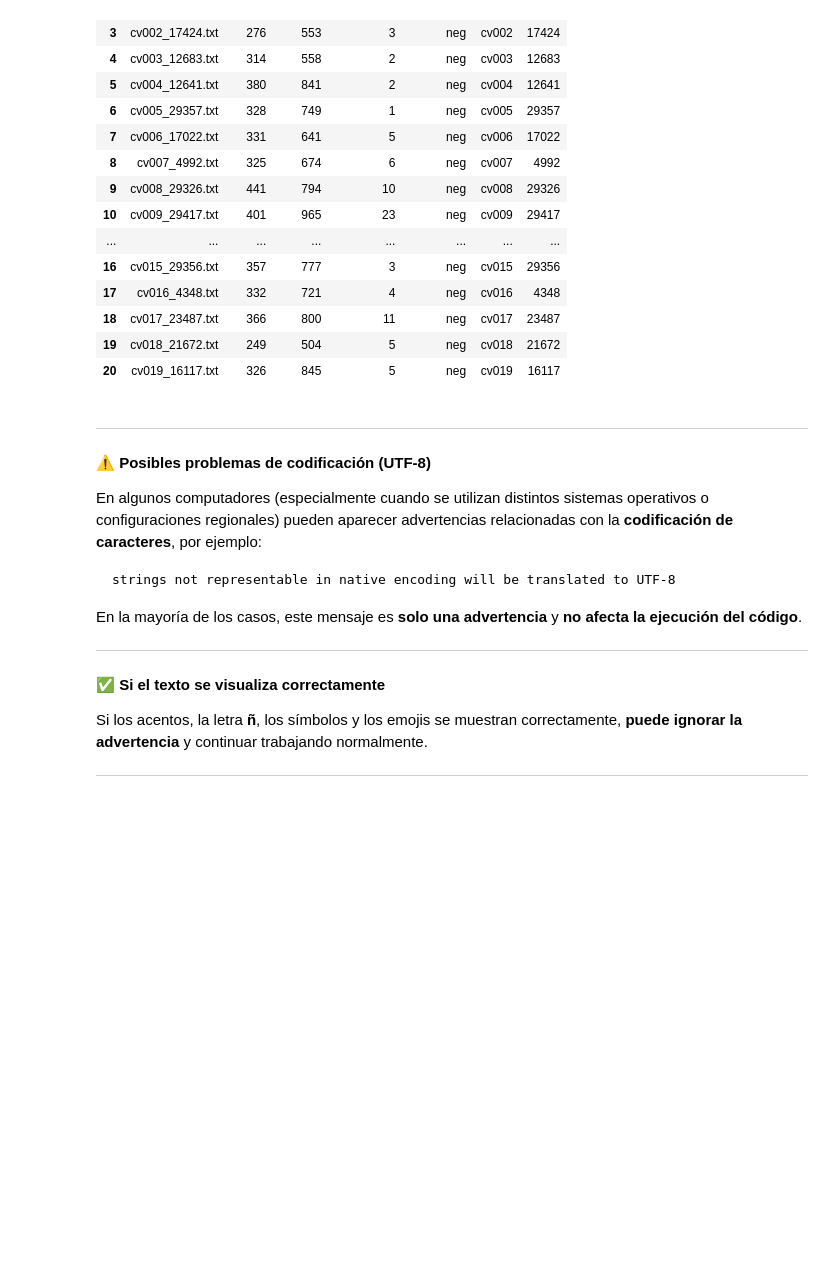
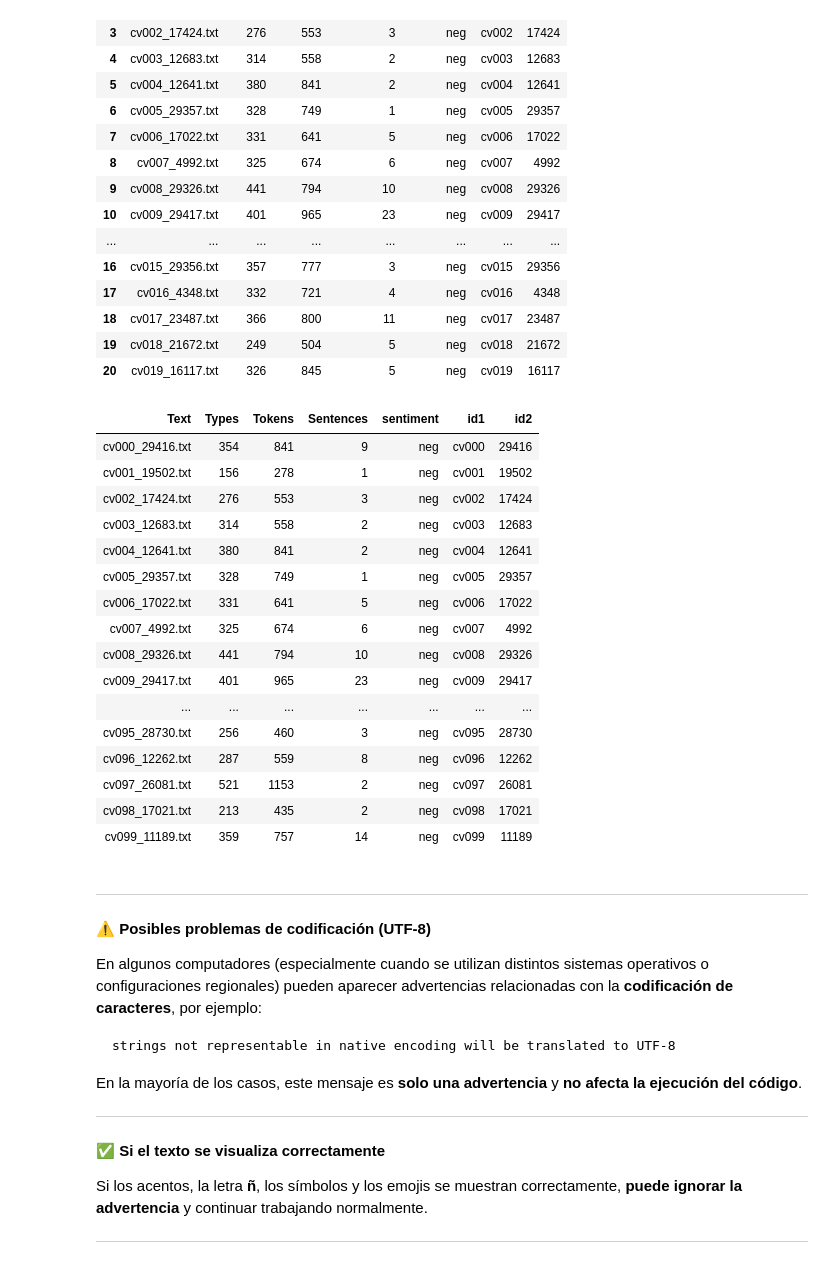
Before and after one commit to fdiaz1968/NLP, a Jupyter notebook: docs/clases/Unidad_4a_Keyness_Dispersion_Quanteda.ipynb, the cells around one changed output. Cells and saved outputs as stored; diff of their text form; code cells hidden in the pictures; blank space fills up the shorter version.

```diff
--- a/docs/clases/Unidad_4a_Keyness_Dispersion_Quanteda.ipynb
+++ b/docs/clases/Unidad_4a_Keyness_Dispersion_Quanteda.ipynb
@@ -279,3 +312,23 @@ A data.frame: 20 × 7
+# %%
+summary(data_corpus_moviereviews) |> show_table()
+# %% [output]
+| Text | Types | Tokens | Sentences | sentiment | id1 | id2 |
+| cv000_29416.txt | 354 | 841 | 9 | neg | cv000 | 29416 |
+| cv001_19502.txt | 156 | 278 | 1 | neg | cv001 | 19502 |
+| cv002_17424.txt | 276 | 553 | 3 | neg | cv002 | 17424 |
+| cv003_12683.txt | 314 | 558 | 2 | neg | cv003 | 12683 |
+| cv004_12641.txt | 380 | 841 | 2 | neg | cv004 | 12641 |
+| cv005_29357.txt | 328 | 749 | 1 | neg | cv005 | 29357 |
+| cv006_17022.txt | 331 | 641 | 5 | neg | cv006 | 17022 |
+| cv007_4992.txt | 325 | 674 | 6 | neg | cv007 | 4992 |
+| cv008_29326.txt | 441 | 794 | 10 | neg | cv008 | 29326 |
+| cv009_29417.txt | 401 | 965 | 23 | neg | cv009 | 29417 |
+| ... | ... | ... | ... | ... | ... | ... |
+| cv095_28730.txt | 256 | 460 | 3 | neg | cv095 | 28730 |
+| cv096_12262.txt | 287 | 559 | 8 | neg | cv096 | 12262 |
+| cv097_26081.txt | 521 | 1153 | 2 | neg | cv097 | 26081 |
+| cv098_17021.txt | 213 | 435 | 2 | neg | cv098 | 17021 |
+| cv099_11189.txt | 359 | 757 | 14 | neg | cv099 | 11189 |
 # %% [markdown]
 ---
 #### ⚠️ Posibles problemas de codificación (UTF-8)
```
Also changed, not shown: parts of 19 cells of this notebook.
